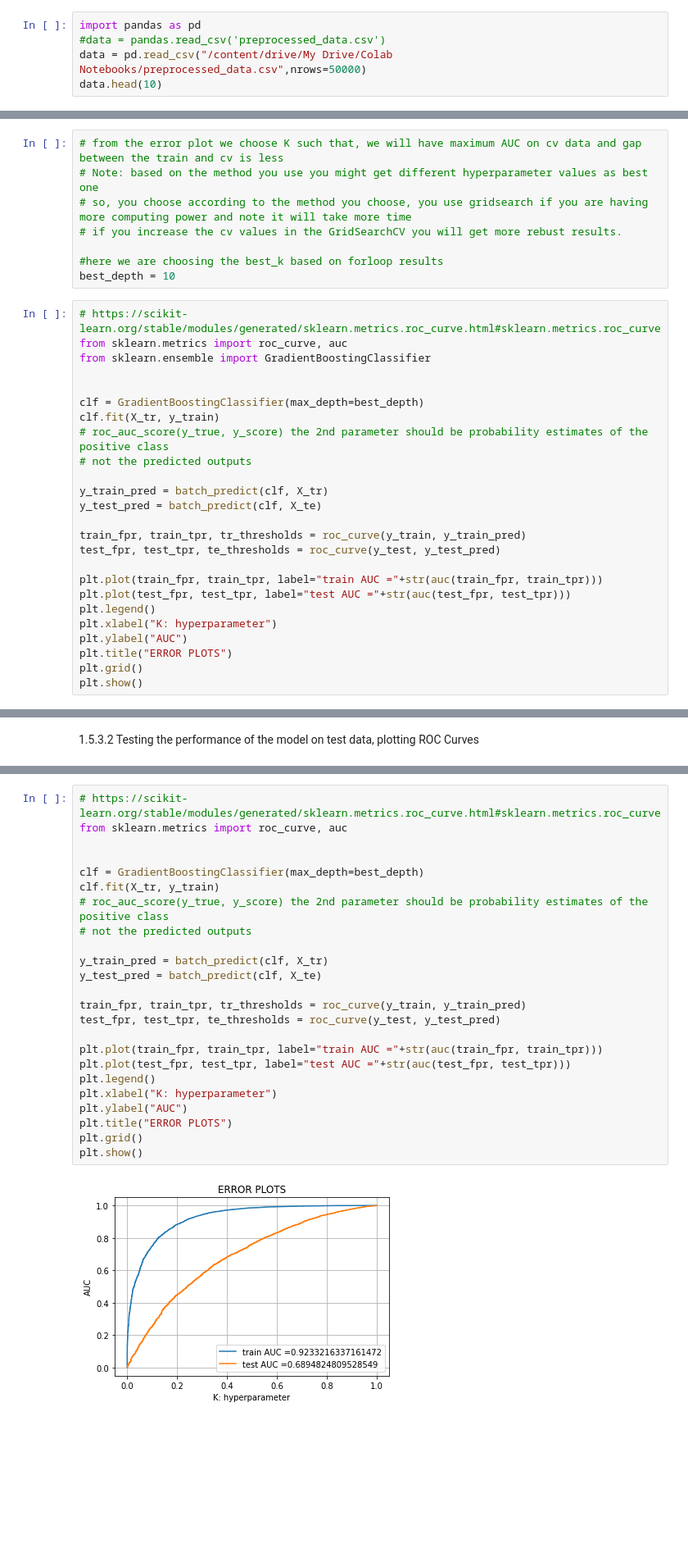
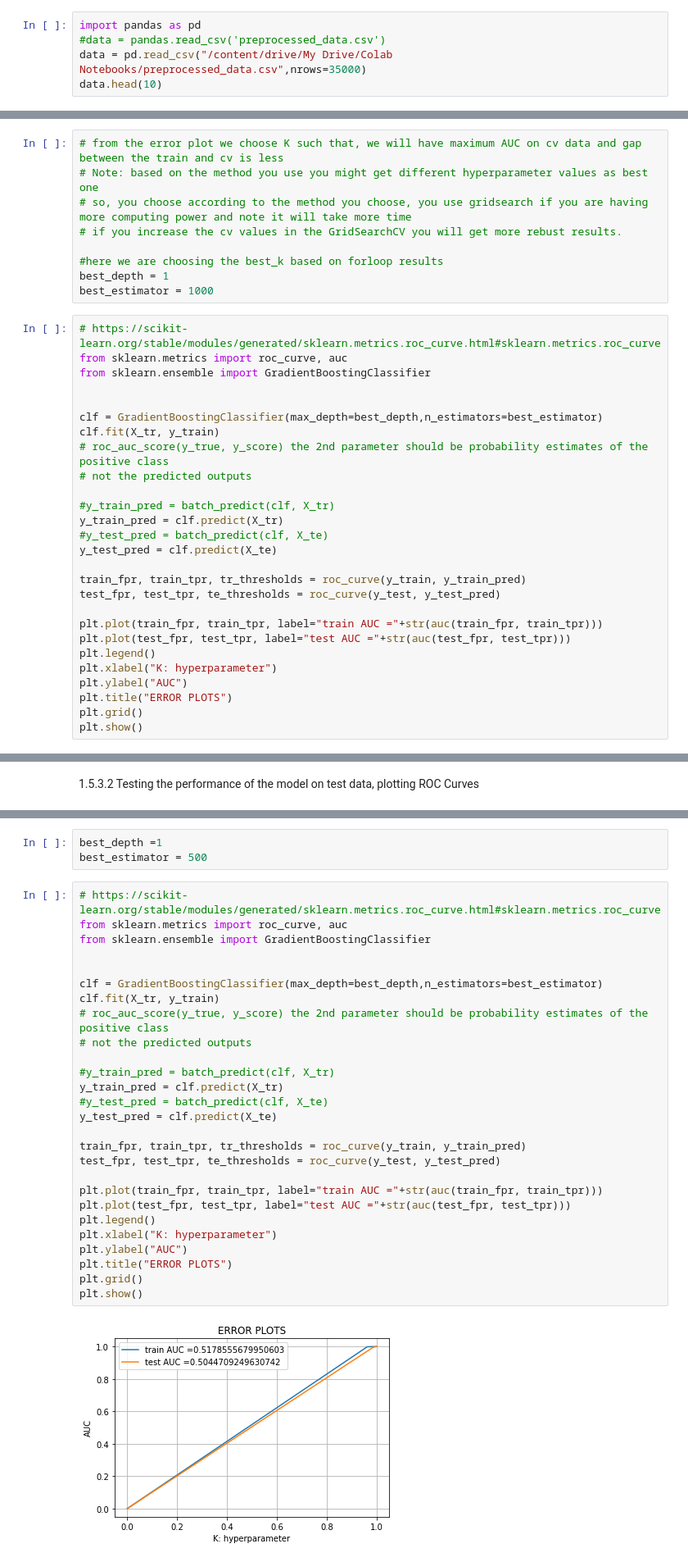
Before and after one commit to VishnuGupta5883/appliedai, a Jupyter notebook: Apply_GBDT_on_Donors_Choose_dataset.ipynb, the cells around one changed output, grey strips where cells are left out. Shown at 82% size. Saved outputs shown, nothing was run; the diff lists cells and outputs as text; blank space fills up the shorter version.

```diff
--- a/Apply_GBDT_on_Donors_Choose_dataset.ipynb
+++ b/Apply_GBDT_on_Donors_Choose_dataset.ipynb
@@ -121,7 +119,7 @@ Mounted at /content/drive
 # %%
 import pandas as pd
 #data = pandas.read_csv('preprocessed_data.csv')
-data = pd.read_csv("/content/drive/My Drive/Colab Notebooks/preprocessed_data.csv",nrows=50000)
+data = pd.read_csv("/content/drive/My Drive/Colab Notebooks/preprocessed_data.csv",nrows=35000)
 data.head(10)
 # %% [output]
 |  | school_state | teacher_prefix | project_grade_category | teacher_number_of_previously_post... | project_is_approved | ... |
@@ -722,20 +632,23 @@ print(clf.best_params_)
 # if you increase the cv values in the GridSearchCV you will get more rebust results.
 
 #here we are choosing the best_k based on forloop results
-best_depth = 10
+best_depth = 1
+best_estimator = 1000
 # %%
 # https://scikit-learn.org/stable/modules/generated/sklearn.metrics.roc_curve.html#sklearn.metrics.roc_curve
 from sklearn.metrics import roc_curve, auc
 from sklearn.ensemble import GradientBoostingClassifier
 
 
-clf = GradientBoostingClassifier(max_depth=best_depth)
+clf = GradientBoostingClassifier(max_depth=best_depth,n_estimators=best_estimator)
 clf.fit(X_tr, y_train)
 # roc_auc_score(y_true, y_score) the 2nd parameter should be probability estimates of the positive class
 # not the predicted outputs
 
-y_train_pred = batch_predict(clf, X_tr)
-y_test_pred = batch_predict(clf, X_te)
+#y_train_pred = batch_predict(clf, X_tr)
+y_train_pred = clf.predict(X_tr)
+#y_test_pred = batch_predict(clf, X_te)
+y_test_pred = clf.predict(X_te)
 
 train_fpr, train_tpr, tr_thresholds = roc_curve(y_train, y_train_pred)
 test_fpr, test_tpr, te_thresholds = roc_curve(y_test, y_test_pred)
@@ -1035,28 +885,34 @@ best_depth =5
+# %%
+best_depth =1
+best_estimator = 500
 # %%
 # https://scikit-learn.org/stable/modules/generated/sklearn.metrics.roc_curve.html#sklearn.metrics.roc_curve
 from sklearn.metrics import roc_curve, auc
+from sklearn.ensemble import GradientBoostingClassifier
 
 
-clf = GradientBoostingClassifier(max_depth=best_depth)
+clf = GradientBoostingClassifier(max_depth=best_depth,n_estimators=best_estimator)
 clf.fit(X_tr, y_train)
 # roc_auc_score(y_true, y_score) the 2nd parameter should be probability estimates of the positive class
 # not the predicted outputs
 
-y_train_pred = batch_predict(clf, X_tr)
-y_test_pred = batch_predict(clf, X_te)
+#y_train_pred = batch_predict(clf, X_tr)
+y_train_pred = clf.predict(X_tr)
+#y_test_pred = batch_predict(clf, X_te)
+y_test_pred = clf.predict(X_te)
 
 train_fpr, train_tpr, tr_thresholds = roc_curve(y_train, y_train_pred)
 test_fpr, test_tpr, te_thresholds = roc_curve(y_test, y_test_pred)
 
 plt.plot(train_fpr, train_tpr, label="train AUC ="+str(auc(train_fpr, train_tpr)))
 plt.plot(test_fpr, test_tpr, label="test AUC ="+str(auc(test_fpr, test_tpr)))
 plt.legend()
 plt.xlabel("K: hyperparameter")
 plt.ylabel("AUC")
 plt.title("ERROR PLOTS")
 plt.grid()
 plt.show()
 # %% [output]
-[figure, old version]
+[figure, new version]
 # %% [markdown]
 # 3.Representation of results
```
Also changed, not shown: parts of 47 cells of this notebook.
